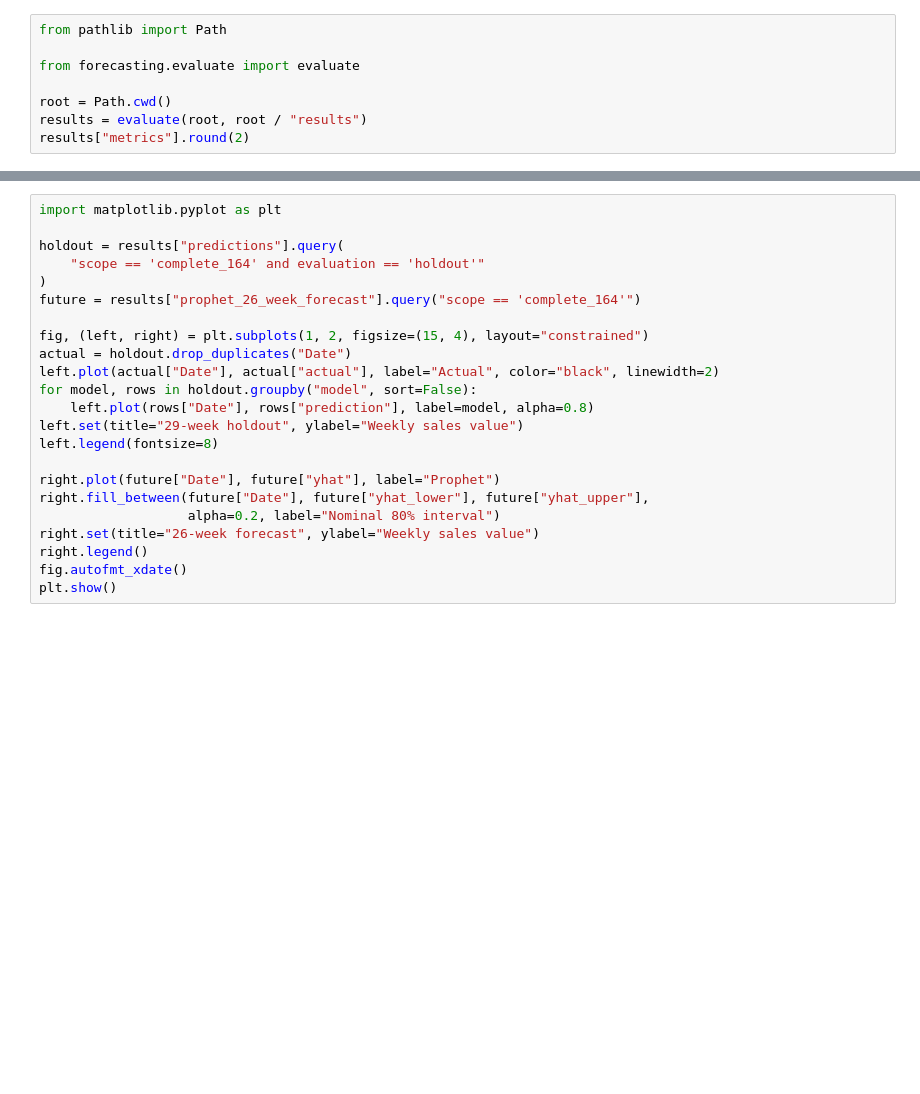
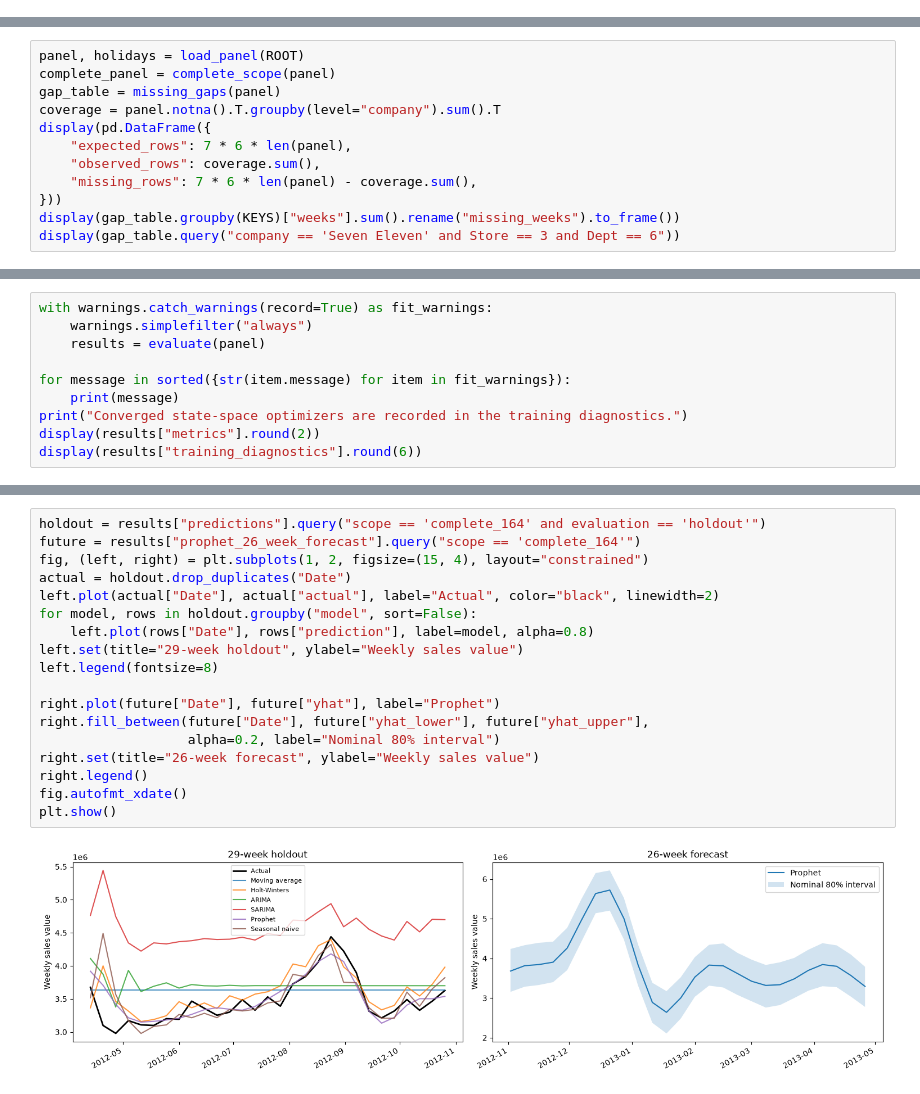
Before and after one commit to Y-ash-Y/Analyzing-Business-Performance, a Jupyter notebook: Demand_forecasting.ipynb, the cells around one changed output, grey strips where cells are left out. Drawn from its saved outputs; the diff is of its cells as text; blank space fills up the shorter version.

Commit message:
Keep forecasting validation in the original repository layout

```diff
--- a/Demand_forecasting.ipynb
+++ b/Demand_forecasting.ipynb
@@ -6,8 +0,0 @@ The benchmark covers 164 consistently observed series. The full-panel sensitivit
-# %%
-from pathlib import Path
-
-from forecasting.evaluate import evaluate
-
-root = Path.cwd()
-results = evaluate(root, root / "results")
-results["metrics"].round(2)
@@ -25,0 +104,12 @@ Compare the observed 164-series holdout against each model. The final panel show
+# %%
+panel, holidays = load_panel(ROOT)
+complete_panel = complete_scope(panel)
+gap_table = missing_gaps(panel)
+coverage = panel.notna().T.groupby(level="company").sum().T
+display(pd.DataFrame({
+    "expected_rows": 7 * 6 * len(panel),
+    "observed_rows": coverage.sum(),
+    "missing_rows": 7 * 6 * len(panel) - coverage.sum(),
+}))
+display(gap_table.groupby(KEYS)["weeks"].sum().rename("missing_weeks").to_frame())
+display(gap_table.query("company == 'Seven Eleven' and Store == 3 and Dept == 6"))
@@ -25,0 +520,10 @@ Compare the observed 164-series holdout against each model. The final panel show
+# %%
+with warnings.catch_warnings(record=True) as fit_warnings:
+    warnings.simplefilter("always")
+    results = evaluate(panel)
+
+for message in sorted({str(item.message) for item in fit_warnings}):
+    print(message)
+print("Converged state-space optimizers are recorded in the training diagnostics.")
+display(results["metrics"].round(2))
+display(results["training_diagnostics"].round(6))
@@ -26,23 +621,20 @@ Compare the observed 164-series holdout against each model. The final panel show
 # %%
-import matplotlib.pyplot as plt
-
-holdout = results["predictions"].query(
-    "scope == 'complete_164' and evaluation == 'holdout'"
-)
+holdout = results["predictions"].query("scope == 'complete_164' and evaluation == 'holdout'")
 future = results["prophet_26_week_forecast"].query("scope == 'complete_164'")
-
 fig, (left, right) = plt.subplots(1, 2, figsize=(15, 4), layout="constrained")
 actual = holdout.drop_duplicates("Date")
 left.plot(actual["Date"], actual["actual"], label="Actual", color="black", linewidth=2)
 for model, rows in holdout.groupby("model", sort=False):
     left.plot(rows["Date"], rows["prediction"], label=model, alpha=0.8)
 left.set(title="29-week holdout", ylabel="Weekly sales value")
 left.legend(fontsize=8)
 
 right.plot(future["Date"], future["yhat"], label="Prophet")
 right.fill_between(future["Date"], future["yhat_lower"], future["yhat_upper"],
                    alpha=0.2, label="Nominal 80% interval")
 right.set(title="26-week forecast", ylabel="Weekly sales value")
 right.legend()
 fig.autofmt_xdate()
 plt.show()
+# %% [output]
+[figure, added]
```
Also changed, not shown: parts of 30 cells of this notebook, 23 other files.
